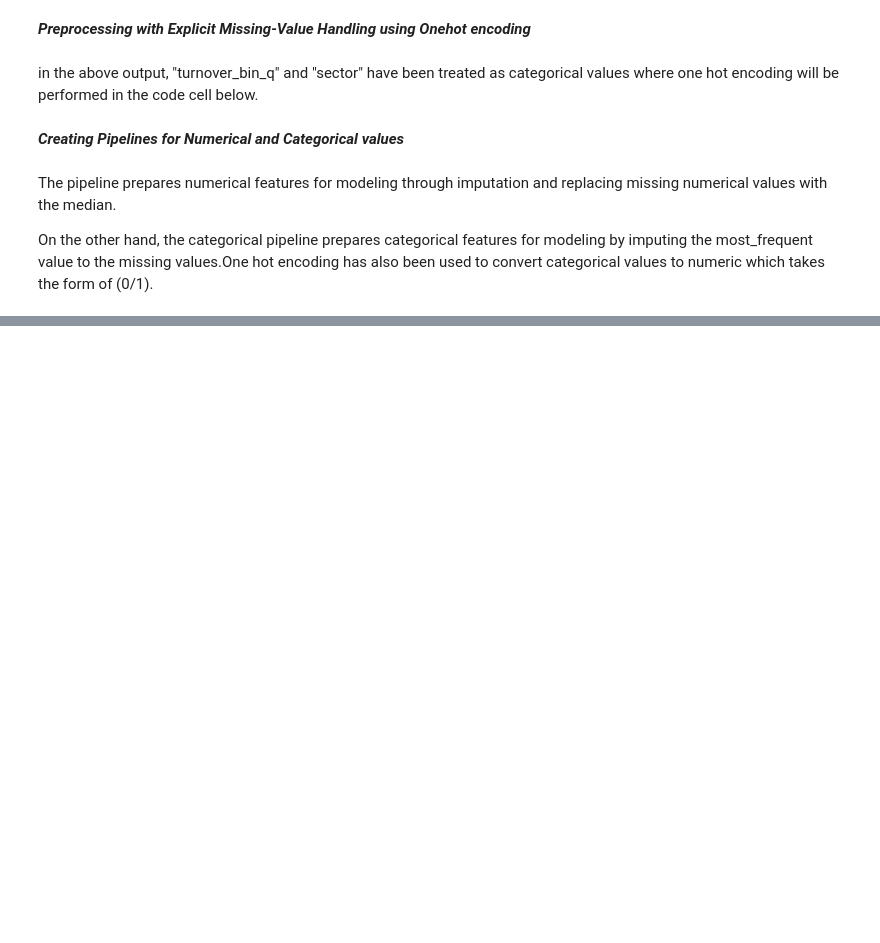
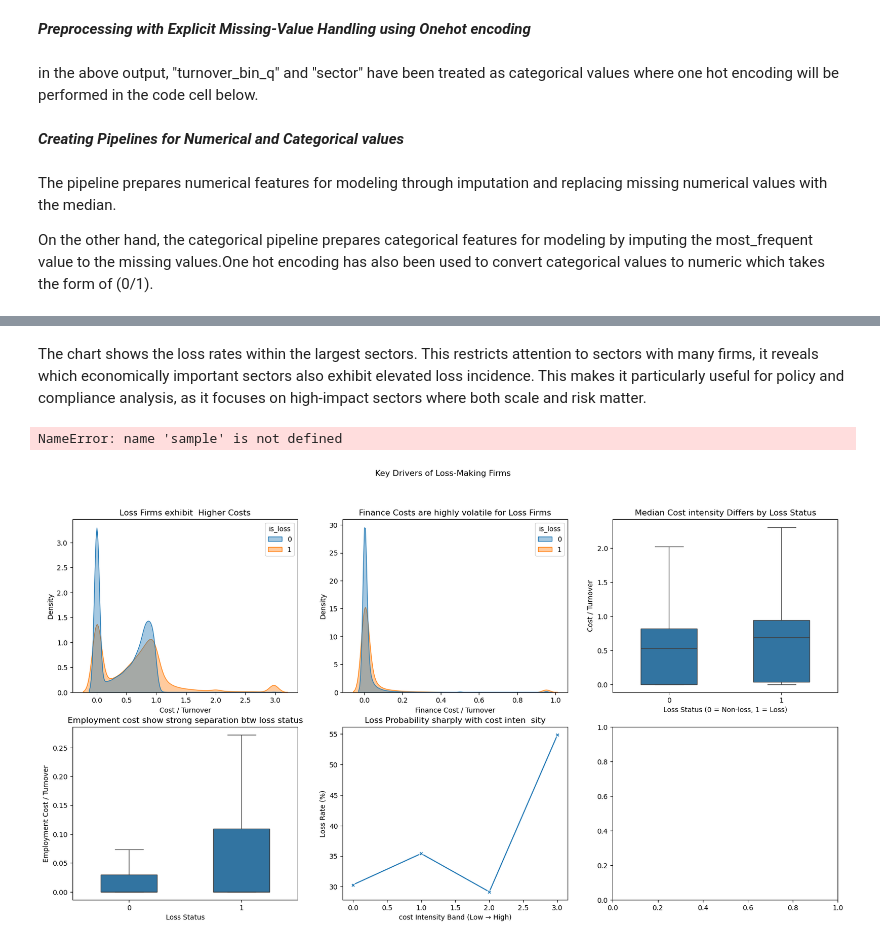
Before and after one commit to Ndunguuu01/Tax-Compliance-Prediction-Radar, a Jupyter notebook: CIT_Loss_Prediction-NoteBook.ipynb, the cells around one changed output, grey strips where cells are left out. Drawn from its saved outputs; the diff is of its cells as text; code cells hidden in the pictures; blank space fills up the shorter version.

Commit message:
modify notebook to include EDA and also add final modelling dataset

```diff
--- a/CIT_Loss_Prediction-NoteBook.ipynb
+++ b/CIT_Loss_Prediction-NoteBook.ipynb
@@ -628,0 +733,58 @@ most_frequent value to the missing values.One hot encoding has also been used to
+# %% [markdown]
+The chart shows the loss rates  within the largest sectors. This restricts attention to sectors with many firms, it reveals which economically important sectors also exhibit elevated loss incidence. This makes it particularly useful for policy and compliance analysis, as it focuses on high-impact sectors where both scale and risk matter.
+# %%
+# Create a 2 x 3 layout for visibility of key drivers of loss-making firms
+
+fig, axes = plt.subplots(2, 3, figsize=(20, 10))
+fig.suptitle("Key Drivers of Loss-Making Firms")
+
+
+# Chart 1: Cost-to-turnover distribution
+sns.kdeplot(data=final_clean, x="cost_to_turnover", hue="is_loss", common_norm=False, fill=True, alpha=0.4, ax=axes[0, 0])
+#axes[0, 0].axvline(final_clean["cost_to_turnover"].median(),linestyle="--", linewidth=1)
+axes[0, 0].set_title("Loss Firms exhibit  Higher Costs")
+axes[0, 0].set_xlabel("Cost / Turnover")
+axes[0, 0].set_ylabel("Density")
+
+
+# Chart 2:Finance cost ratio distribution
+sns.kdeplot(data=final_clean,x="finance_cost_ratio",hue="is_loss",common_norm=False,fill=True, alpha=0.4, ax=axes[0, 1])
+axes[0, 1].set_title("Finance Costs are highly volatile for Loss Firms")
+axes[0, 1].set_xlabel("Finance Cost / Turnover")
+axes[0, 1].set_ylabel("Density")
+
+
+# Chart 3: cost intensity by loss status
+sns.boxplot(data=final_clean,x="is_loss",y="cost_to_turnover",width=0.5,showfliers=False,ax=axes[0, 2])
+axes[0, 2].set_title("Median Cost intensity Differs by Loss Status")
+axes[0, 2].set_xlabel("Loss Status (0 = Non-loss, 1 = Loss)")
+axes[0, 2].set_ylabel("Cost / Turnover")
+
+
+# Chart 4: Employment cost vs loss status
+sns.boxplot(data=final_clean,x="is_loss",y="employment_cost_ratio",width=0.5,showfliers=False,ax=axes[1, 0])
+axes[1, 0].set_title("Employment cost show strong separation btw loss status")
+axes[1, 0].set_xlabel("Loss Status")
+axes[1, 0].set_ylabel("Employment Cost / Turnover")
+
+
+# Chart 5: Loss probability by cost bands
+final_clean["cost_band"] = pd.qcut(final_clean["cost_to_turnover"],q=5,duplicates="drop")
+loss_by_cost_band = (final_clean.groupby("cost_band")["is_loss"].mean().mul(100).reset_index(name="loss_rate"))
+sns.lineplot( data=loss_by_cost_band, x=loss_by_cost_band.index, y="loss_rate", marker="X",ax=axes[1, 1])
+colors = sns.color_palette("magma", len(loss_by_cost_band))
+axes[1, 1].set_title("Loss Probability sharply with cost inten  sity")
+axes[1, 1].set_xlabel("cost Intensity Band (Low → High)")
+axes[1, 1].set_ylabel("Loss Rate (%)")
+
+
+# Chart 6: Admin vs employment cost interaction
+sns.scatterplot(data=sample,x="admin_cost_ratio",y="employment_cost_ratio",hue="is_loss",alpha=0.4,ax=axes[1, 2])
+axes[1, 2].set_title("Cost structure interaction by Loss Status")
+axes[1, 2].set_xlabel("Admin Cost / Turnover")
+axes[1, 2].set_ylabel("Employment Cost / Turnover")
+
+plt.show()
+# %% [output]
+NameError: name 'sample' is not defined
+[figure, added]
```
Also changed, not shown: parts of 10 cells of this notebook, 1 other file.
